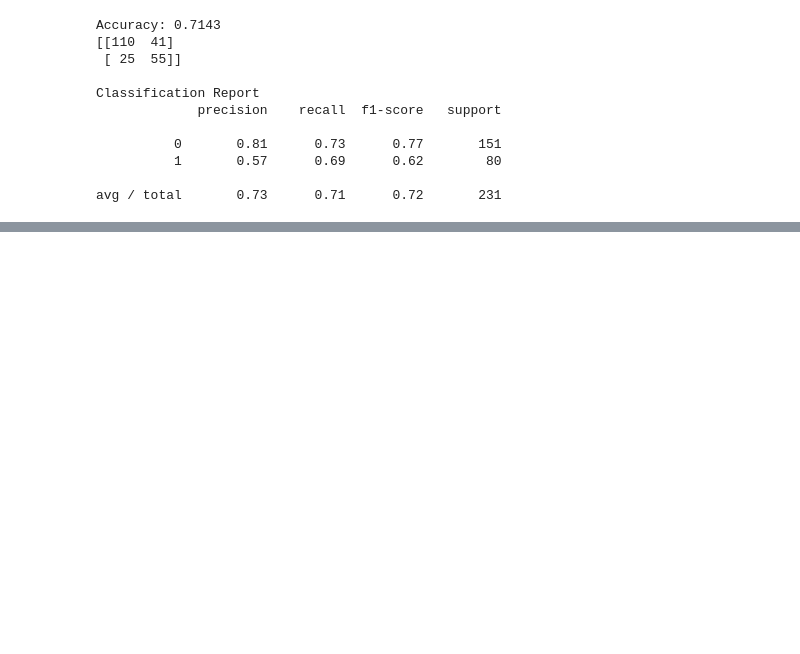
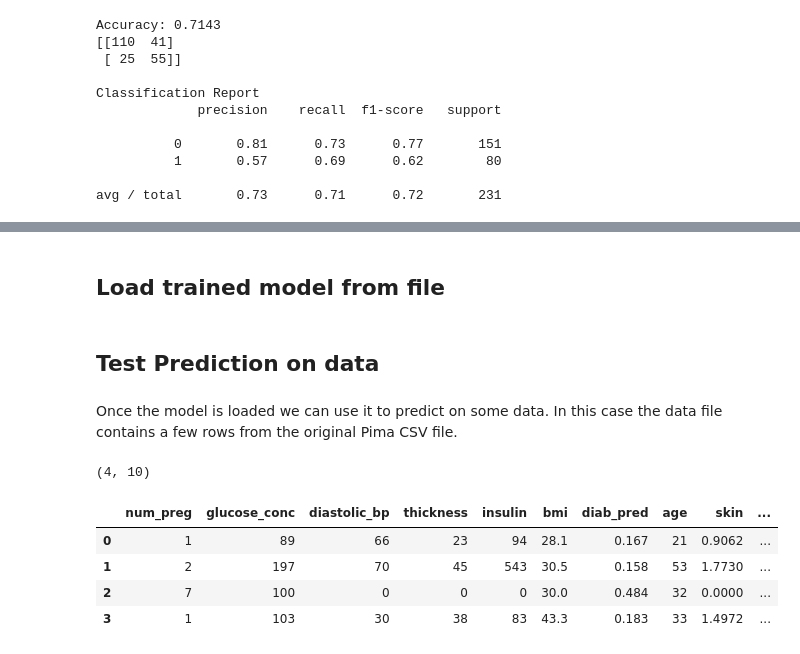
Before and after one commit to Mayurgupta3/Using-Project-Jupyter-and-Machine-learning-to-optimize-the-Prediction-of-Diabetes, a Jupyter notebook: Pima-Indian-Diabetes-Prediction.ipynb, the cells around one changed output, grey strips where cells are left out. Drawn from its saved outputs; the diff is of its cells as text; code cells hidden in the pictures; blank space fills up the shorter version.

Commit message:
Prediction Model

```diff
--- a/Pima-Indian-Diabetes-Prediction.ipynb
+++ b/Pima-Indian-Diabetes-Prediction.ipynb
@@ -574,0 +584,2 @@ avg / total       0.73      0.71      0.72       231
+# %% [markdown]
+## Load trained model from file
@@ -574,0 +588,18 @@ avg / total       0.73      0.71      0.72       231
+# %% [markdown]
+## Test Prediction on data
+# %% [markdown]
+Once the model is loaded we can use it to predict on some data. In this case the data file contains a few rows from the original Pima CSV file.
+# %%
+#Get data from truncated pima data file
+df_predict = pd.read_csv("./data/pima-data-trunc.csv")
+print(df_predict.shape)
+# %% [output]
+(4, 10)
+# %%
+df_predict
+# %% [output]
+|  | num_preg | glucose_conc | diastolic_bp | thickness | insulin | bmi | diab_pred | age | skin | ... |
+| 0 | 1 | 89 | 66 | 23 | 94 | 28.1 | 0.167 | 21 | 0.9062 | ... |
+| 1 | 2 | 197 | 70 | 45 | 543 | 30.5 | 0.158 | 53 | 1.7730 | ... |
+| 2 | 7 | 100 | 0 | 0 | 0 | 30.0 | 0.484 | 32 | 0.0000 | ... |
+| 3 | 1 | 103 | 30 | 38 | 83 | 43.3 | 0.183 | 33 | 1.4972 | ... |
```
Also changed, not shown: parts of 15 cells of this notebook.
